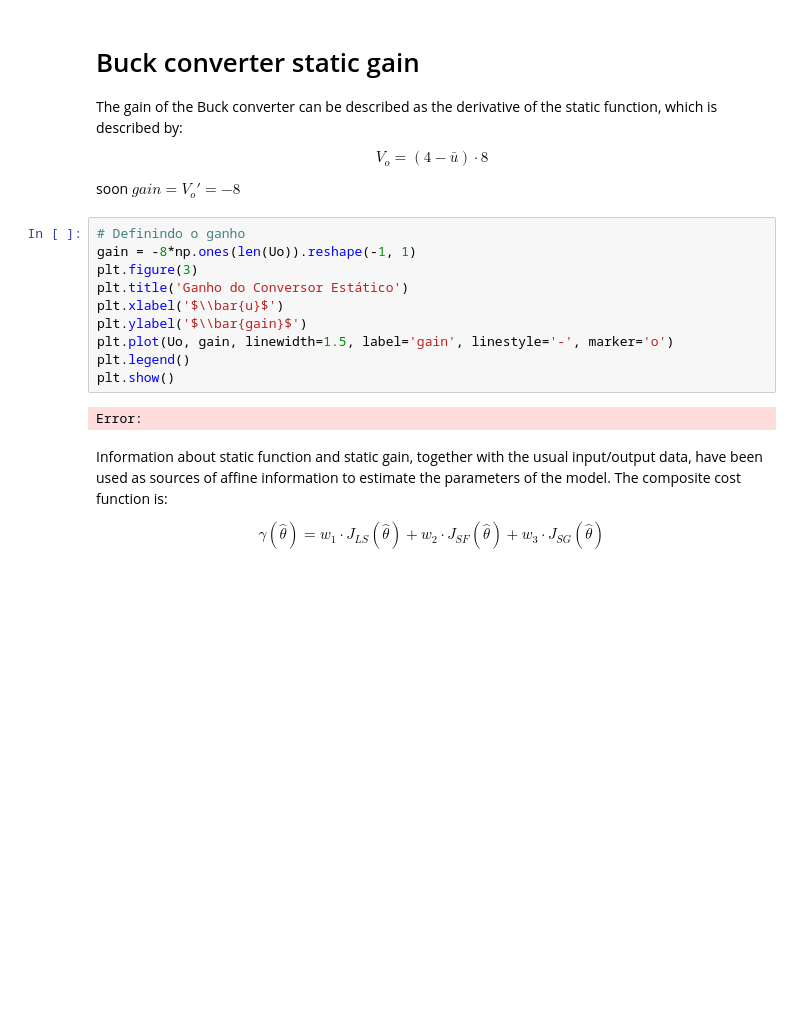
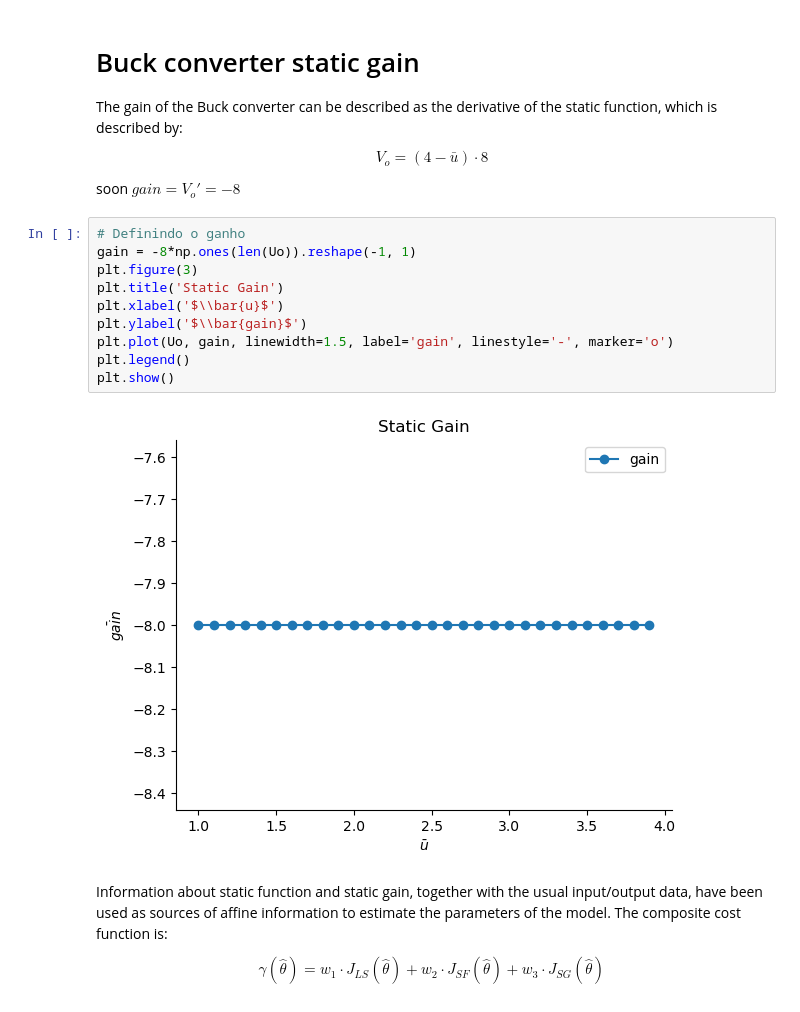
Before and after one commit to GabrielBuenoLeandro/Multiobjetive, a Jupyter notebook: examples/multiobjective_parameter_estimation.ipynb, the cells around one changed output. Cells and saved outputs as stored; diff of their text form; blank space fills up the shorter version.

```diff
--- a/examples/multiobjective_parameter_estimation.ipynb
+++ b/examples/multiobjective_parameter_estimation.ipynb
@@ -108,15 +104,15 @@ soon $gain=V_o'=-8$
 # %%
 # Definindo o ganho
 gain = -8*np.ones(len(Uo)).reshape(-1, 1)
 plt.figure(3)
-plt.title('Ganho do Conversor Estático')
+plt.title('Static Gain')
 plt.xlabel('$\\bar{u}$')
 plt.ylabel('$\\bar{gain}$')
 plt.plot(Uo, gain, linewidth=1.5, label='gain', linestyle='-', marker='o')
 plt.legend()
 plt.show()
 # %% [output]
-Error:
+[figure, added]
 # %% [markdown]
 Information about static function and static gain, together with the usual input/output data, have been used as sources of affine information to estimate the parameters of the model. The composite cost function is:
 
```
Also changed, not shown: parts of 15 cells of this notebook.
